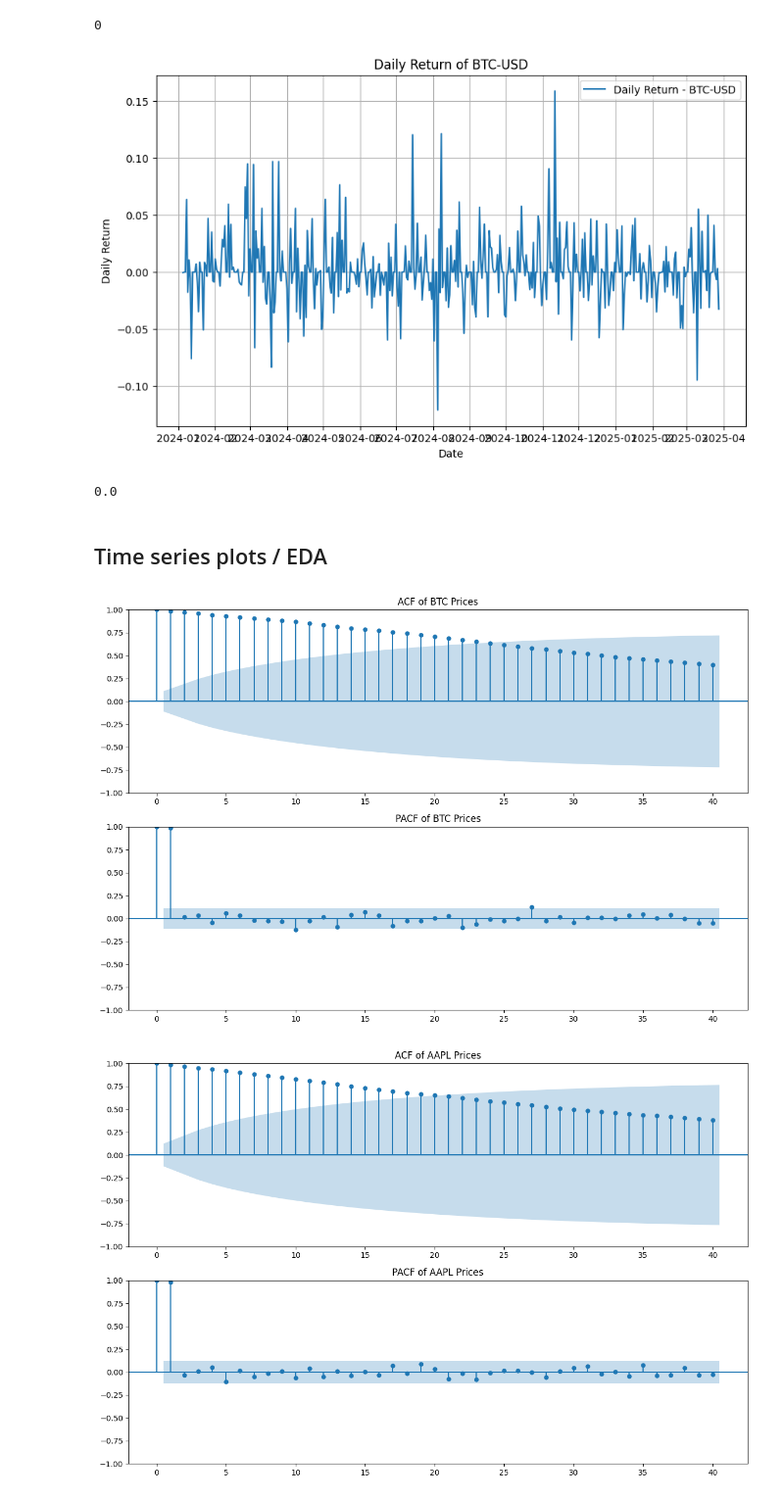
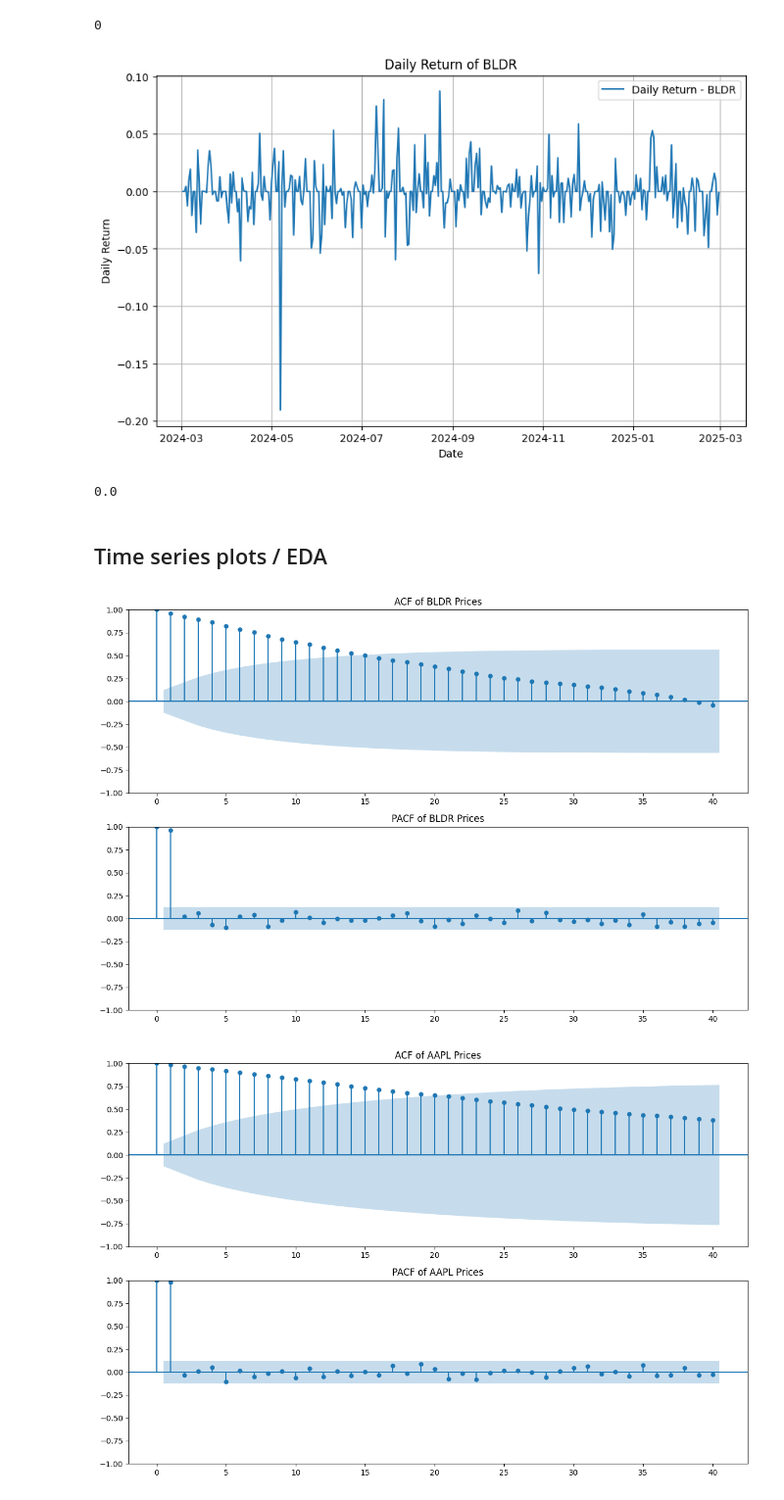
Before and after one commit to shaeanneeu/cryptoto, a Jupyter notebook: notebooks/shae_timeseries.ipynb, the cells around one changed output. Shown: that part at 98% size. Saved outputs shown, nothing was run; the diff lists cells and outputs as text; code cells hidden in the pictures.

```diff
--- a/notebooks/shae_timeseries.ipynb
+++ b/notebooks/shae_timeseries.ipynb
@@ -23,6 +23,8 @@ nci_prices = pd \
 
 # Left join on S&P
 data = pd.merge(sp500_prices, nci_prices, on="date", how="left")
+data = data[data.index >= "2024-03-01"]
+data = data[data.index <= "2025-02-28"]
 
 data.head(3)
 # %% [output]
@@ -186,7 +188,7 @@ def plot_daily_returns(data: pd.DataFrame, asset_name: str):
     ax.set_ylabel('Daily Return')
 
     # Format x-axis to show months
-    ax.xaxis.set_major_locator(mdates.MonthLocator(interval=1))  # Show every month
+    ax.xaxis.set_major_locator(mdates.MonthLocator(interval=2))  # Show every month
     ax.xaxis.set_major_formatter(mdates.DateFormatter('%Y-%m'))  # Format as YYYY-MM
 
     ax.legend()
@@ -198,9 +200,9 @@ def plot_daily_returns(data: pd.DataFrame, asset_name: str):
 
     print(result_asset[1])
 # %%
-plot_daily_returns(data, 'BTC-USD')
+plot_daily_returns(data, 'BLDR')
 # %% [output]
-[figure, old version]
+[figure, new version]
 0.0
 # %% [markdown]
 ## Time series plots / EDA
@@ -208,17 +210,17 @@ plot_daily_returns(data, 'BTC-USD')
 # Plot ACF and PACF
 fig, ax = plt.subplots(2, 1, figsize=(12, 8))
 
-plot_acf(data['BTC-USD'].dropna(), ax=ax[0], lags=40)
-ax[0].set_title("ACF of BTC Prices")
+plot_acf(data['BLDR'].dropna(), ax=ax[0], lags=40)
+ax[0].set_title("ACF of BLDR Prices")
 
-plot_pacf(data['BTC-USD'].dropna(), ax=ax[1], lags=40)
-ax[1].set_title("PACF of BTC Prices")
+plot_pacf(data['BLDR'].dropna(), ax=ax[1], lags=40)
+ax[1].set_title("PACF of BLDR Prices")
 
 plt.tight_layout()
-plt.savefig("../figures/btc_acf_pacf.png", dpi=300)
+plt.savefig("../figures/BLDR_acf_pacf.png", dpi=300)
 plt.show()
 # %% [output]
-[figure, old version]
+[figure, new version]
 # %%
 for asset in portfolio["asset"]:
     fig, ax = plt.subplots(2, 1, figsize=(12, 8))
```
Also changed, not shown: parts of 5 cells of this notebook.
